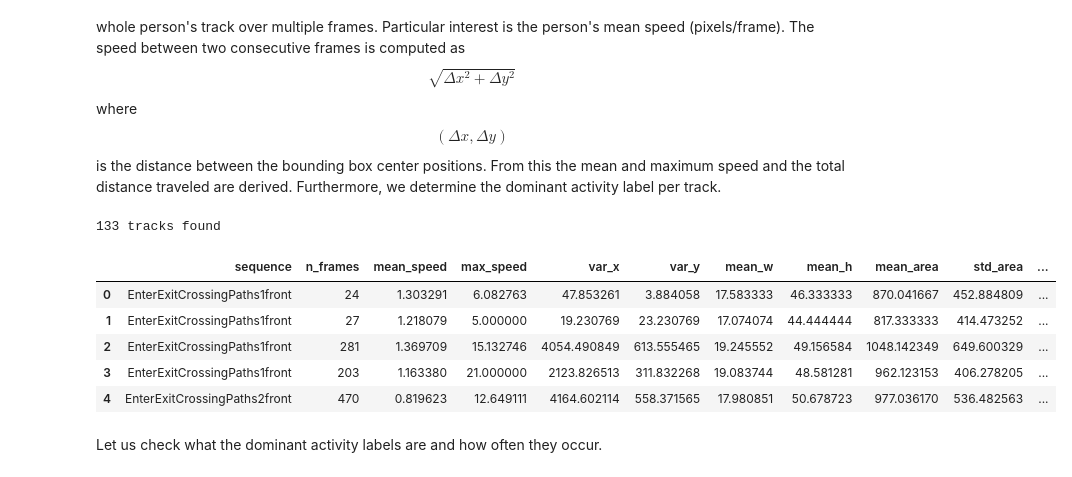
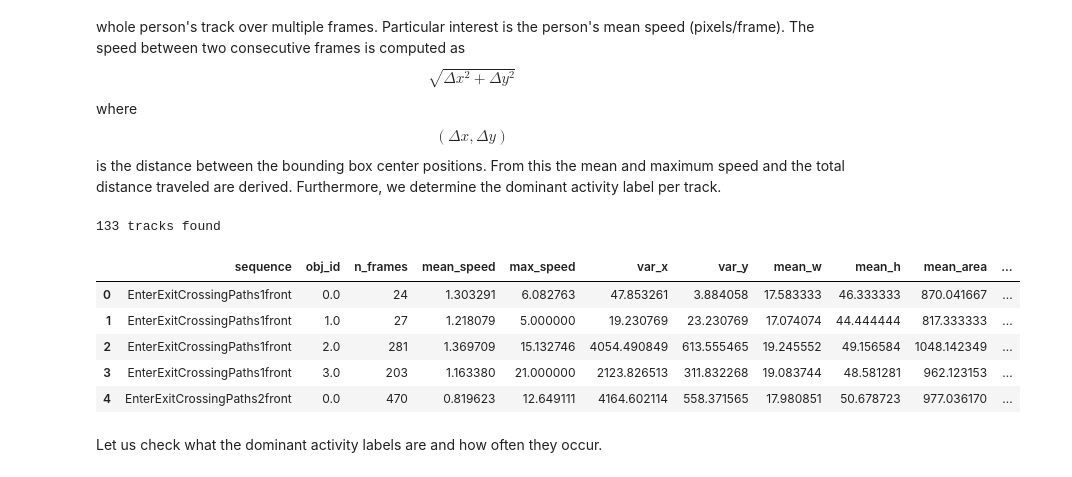
Before and after one commit to nellyharsch/data_project_Nelly_Harsch, a Jupyter notebook: analysis.ipynb, the cells around one changed output. Saved outputs shown, nothing was run; the diff lists cells and outputs as text; code cells hidden in the pictures.

```diff
--- a/analysis.ipynb
+++ b/analysis.ipynb
@@ -264,39 +266,40 @@ In this section we will focus on how to extract not only the information on one
 # %%
 def compute_features(track):
     track = track.sort_values('frame')
     dx = track['xc'].diff()
     dy = track['yc'].diff()
-    speed = np.sqrt(dx**2 +dy**2)
+    speed = np.sqrt(dx**2 + dy**2)
 
-    area = track['w'] *track['h']
+    area = track['w'] * track['h']
     aspect_ratio = track['h'] / track['w']
 
-    return pd. Series({
-        'sequence': track['sequence'].iloc[0],
-        'n_frames': len(track),
-        'mean_speed': speed.mean(),
-        'max_speed': speed.max(),
-        'var_x': track['xc'].var(),
-        'var_y': track['yc'].var(),
-        'mean_w': track['w'].mean(),
-        'mean_h': track['h'].mean(),
-        'mean_area': area.mean(),
-        'std_area': area.std(),
+    return pd.Series({
+        'n_frames':    len(track),
+        'mean_speed':  speed.mean(),
+        'max_speed':   speed.max(),
+        'var_x':       track['xc'].var(),
+        'var_y':       track['yc'].var(),
+        'mean_w':      track['w'].mean(),
+        'mean_h':      track['h'].mean(),
+        'mean_area':   area.mean(),
+        'std_area':    area.std(),
         'mean_aspect': aspect_ratio.mean(),
-        'context': track['context'].mode()[0]
+        'context':     track['context'].mode()[0]
     })
 
-tracks_df = df.groupby(['sequence', 'obj_id']).apply(compute_features).reset_index(drop=True)
+tracks_df = (df.groupby(['sequence', 'obj_id'], group_keys=False)
+               .apply(compute_features, include_groups=False)
+               .reset_index())
 print(f"{len(tracks_df)} tracks found")
 tracks_df.head()
 # %% [output]
 133 tracks found
-|  | sequence | n_frames | mean_speed | max_speed | var_x | var_y | mean_w | mean_h | mean_area | std_area | ... |
-| 0 | EnterExitCrossingPaths1front | 24 | 1.303291 | 6.082763 | 47.853261 | 3.884058 | 17.583333 | 46.333333 | 870.041667 | 452.884809 | ... |
-| 1 | EnterExitCrossingPaths1front | 27 | 1.218079 | 5.000000 | 19.230769 | 23.230769 | 17.074074 | 44.444444 | 817.333333 | 414.473252 | ... |
-| 2 | EnterExitCrossingPaths1front | 281 | 1.369709 | 15.132746 | 4054.490849 | 613.555465 | 19.245552 | 49.156584 | 1048.142349 | 649.600329 | ... |
-| 3 | EnterExitCrossingPaths1front | 203 | 1.163380 | 21.000000 | 2123.826513 | 311.832268 | 19.083744 | 48.581281 | 962.123153 | 406.278205 | ... |
-| 4 | EnterExitCrossingPaths2front | 470 | 0.819623 | 12.649111 | 4164.602114 | 558.371565 | 17.980851 | 50.678723 | 977.036170 | 536.482563 | ... |
+|  | sequence | obj_id | n_frames | mean_speed | max_speed | var_x | var_y | mean_w | mean_h | mean_area | ... |
+| 0 | EnterExitCrossingPaths1front | 0.0 | 24 | 1.303291 | 6.082763 | 47.853261 | 3.884058 | 17.583333 | 46.333333 | 870.041667 | ... |
+| 1 | EnterExitCrossingPaths1front | 1.0 | 27 | 1.218079 | 5.000000 | 19.230769 | 23.230769 | 17.074074 | 44.444444 | 817.333333 | ... |
+| 2 | EnterExitCrossingPaths1front | 2.0 | 281 | 1.369709 | 15.132746 | 4054.490849 | 613.555465 | 19.245552 | 49.156584 | 1048.142349 | ... |
+| 3 | EnterExitCrossingPaths1front | 3.0 | 203 | 1.163380 | 21.000000 | 2123.826513 | 311.832268 | 19.083744 | 48.581281 | 962.123153 | ... |
+| 4 | EnterExitCrossingPaths2front | 0.0 | 470 | 0.819623 | 12.649111 | 4164.602114 | 558.371565 | 17.980851 | 50.678723 | 977.036170 | ... |
 # %% [markdown]
 Let us check what the dominant activity labels are and how often they occur.
 # %%
```
Also changed, not shown: parts of 7 cells of this notebook, 1 other file.
